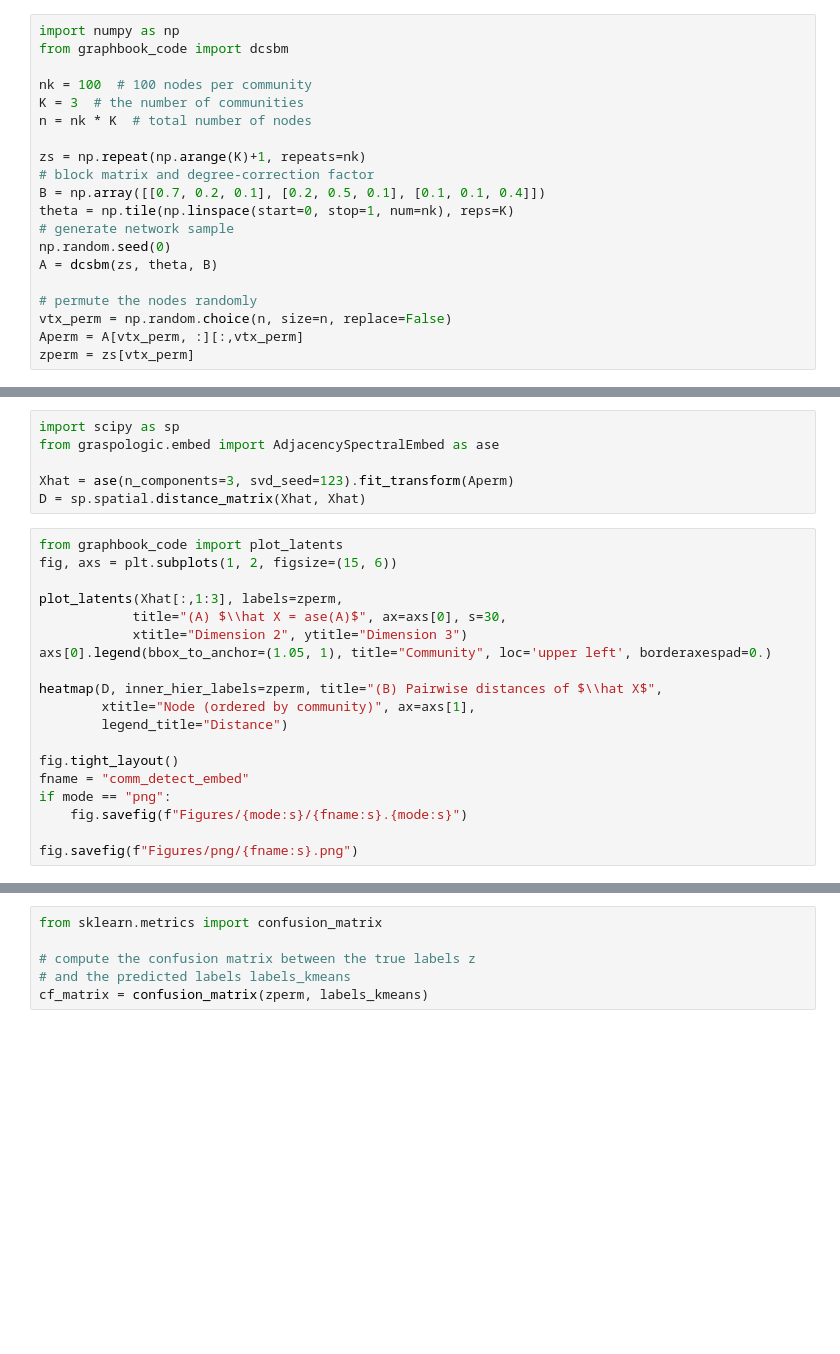
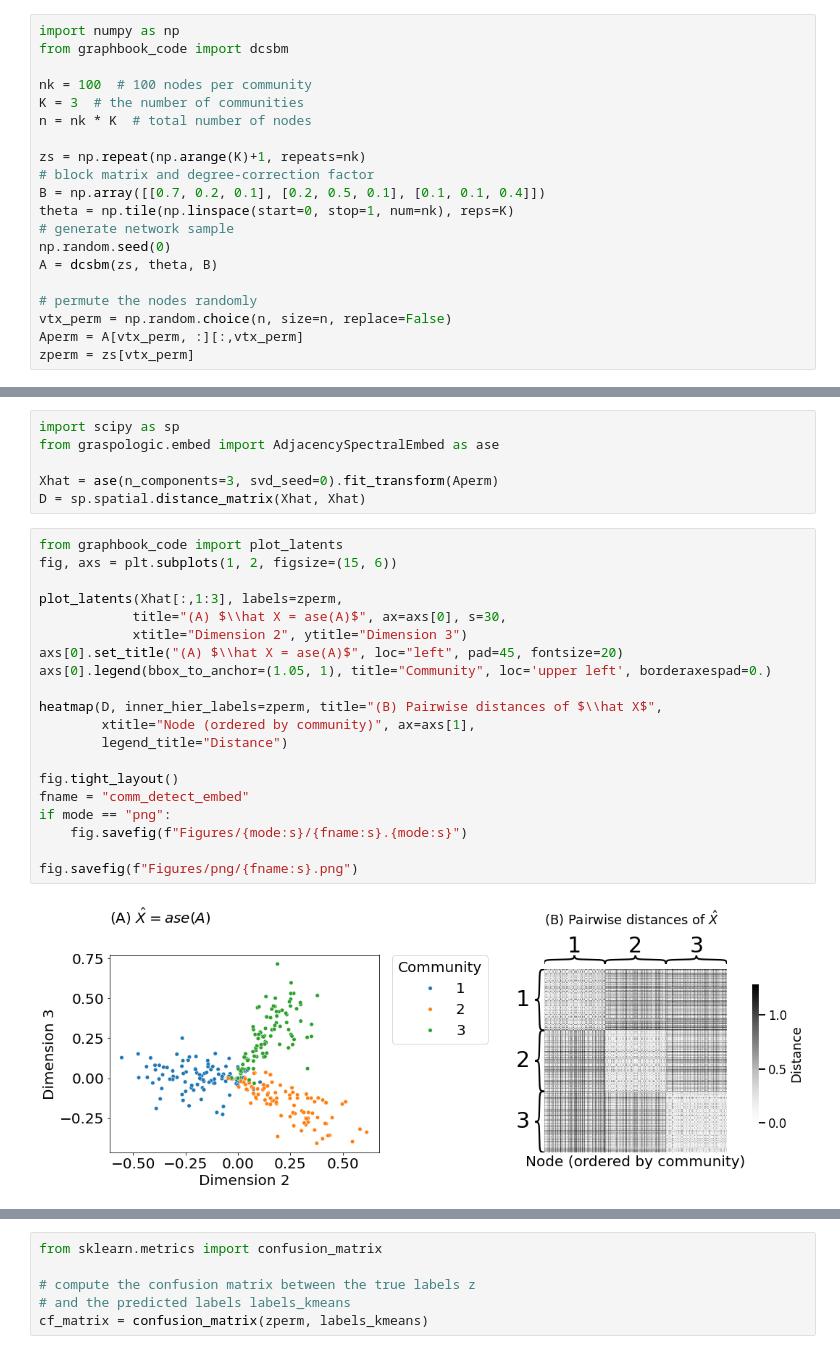
Before and after one commit to ebridge2/textbook_figs, a Jupyter notebook: Ch6/Section61.ipynb, the cells around one changed output, grey strips where cells are left out. Saved outputs shown, nothing was run; the diff lists cells and outputs as text; blank space fills up the shorter version.

```diff
--- a/Ch6/Section61.ipynb
+++ b/Ch6/Section61.ipynb
@@ -56,27 +58,30 @@ fig.savefig(f"Figures/png/{fname:s}.png")
 import scipy as sp
 from graspologic.embed import AdjacencySpectralEmbed as ase
 
-Xhat = ase(n_components=3, svd_seed=123).fit_transform(Aperm)
+Xhat = ase(n_components=3, svd_seed=0).fit_transform(Aperm)
 D = sp.spatial.distance_matrix(Xhat, Xhat)
 # %%
 from graphbook_code import plot_latents
 fig, axs = plt.subplots(1, 2, figsize=(15, 6))
 
 plot_latents(Xhat[:,1:3], labels=zperm,
             title="(A) $\\hat X = ase(A)$", ax=axs[0], s=30,
             xtitle="Dimension 2", ytitle="Dimension 3")
+axs[0].set_title("(A) $\\hat X = ase(A)$", loc="left", pad=45, fontsize=20)
 axs[0].legend(bbox_to_anchor=(1.05, 1), title="Community", loc='upper left', borderaxespad=0.)
 
 heatmap(D, inner_hier_labels=zperm, title="(B) Pairwise distances of $\\hat X$",
         xtitle="Node (ordered by community)", ax=axs[1],
         legend_title="Distance")
 
 fig.tight_layout()
 fname = "comm_detect_embed"
 if mode == "png":
     fig.savefig(f"Figures/{mode:s}/{fname:s}.{mode:s}")
 
 fig.savefig(f"Figures/png/{fname:s}.png")
+# %% [output]
+[figure, added]
 # %%
 from sklearn.cluster import KMeans
 
```
Also changed, not shown: parts of 7 cells of this notebook.
